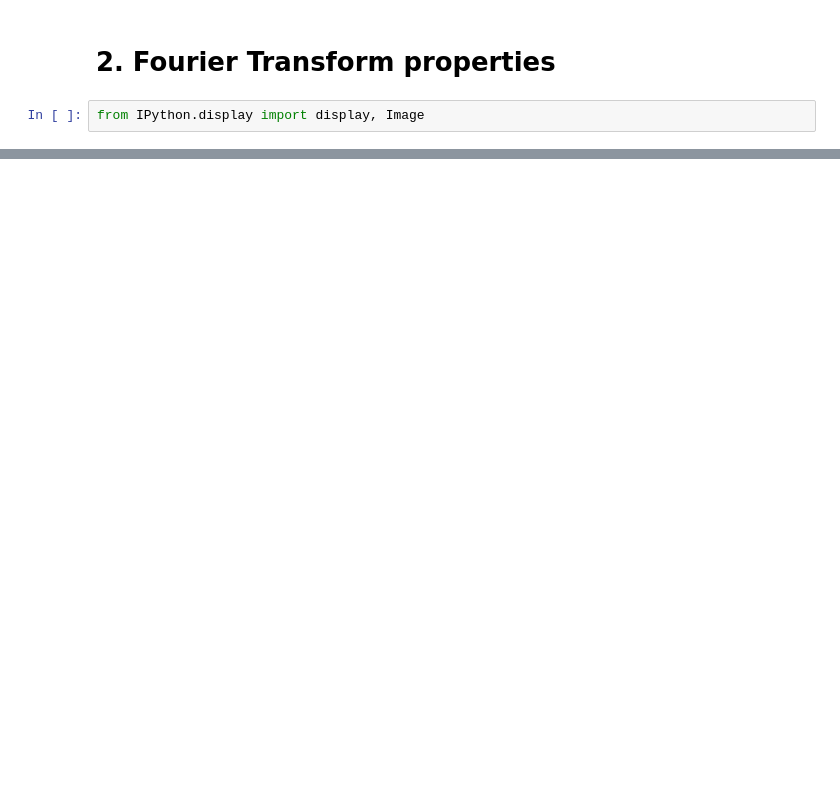
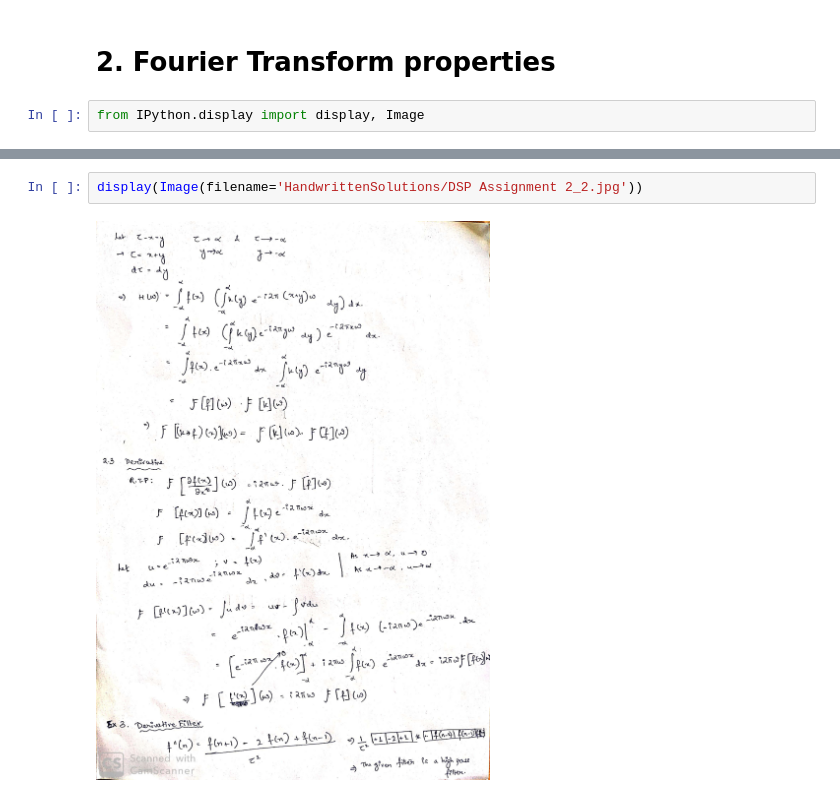
Before and after one commit to chiragbhuvaneshwara/DSP, a Jupyter notebook: Assignment 2/Ex02_2571703_2572739.ipynb, the cells around one changed output, grey strips where cells are left out. Cells and saved outputs as stored; diff of their text form; blank space fills up the shorter version.

```diff
--- a/Assignment 2/Ex02_2571703_2572739.ipynb
+++ b/Assignment 2/Ex02_2571703_2572739.ipynb
@@ -235,0 +244,4 @@ display(Image(filename='HandwrittenSolutions/WhatsApp Image 2019-05-11 at 11.57.
+# %%
+display(Image(filename='HandwrittenSolutions/DSP Assignment 2_2.jpg'))
+# %% [output]
+[figure, added]
```
Also changed, not shown: parts of 8 cells of this notebook.
